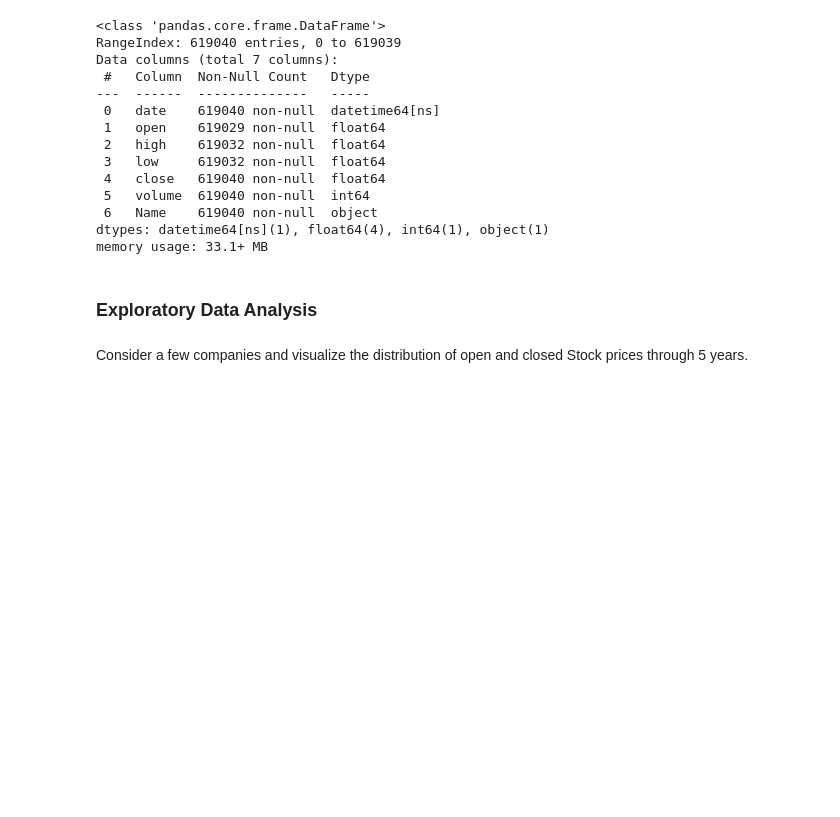
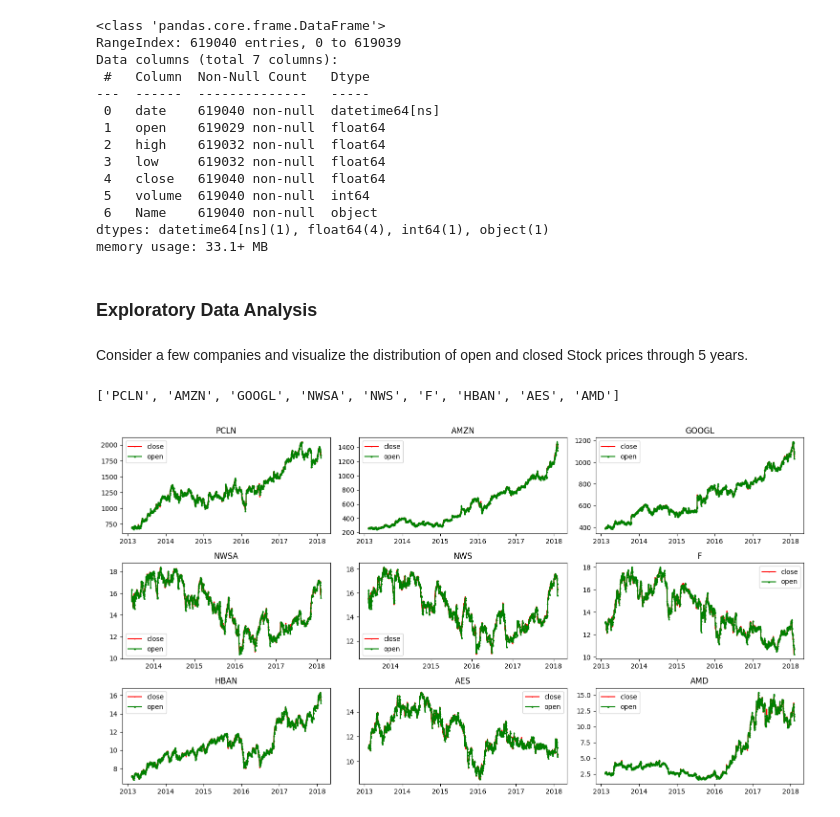
Before and after one commit to danieljames96/ML-Projects, a Jupyter notebook: stock-price-prediction-tensorflow/src/stockPredict.ipynb, the cells around one changed output. Saved outputs shown, nothing was run; the diff lists cells and outputs as text; code cells hidden in the pictures; blank space fills up the shorter version.

```diff
--- a/stock-price-prediction-tensorflow/src/stockPredict.ipynb
+++ b/stock-price-prediction-tensorflow/src/stockPredict.ipynb
@@ -67,3 +68,21 @@ memory usage: 33.1+ MB
 ### Exploratory Data Analysis
 # %% [markdown]
 Consider a few companies and visualize the distribution of open and closed Stock prices through 5 years.
+# %%
+company_high = data.groupby('Name').max('high').sort_values(by='high', ascending=False)
+companies = list(company_high.index[:3]) + list(company_high.index[-6:])
+print(companies)
+# %% [output]
+['PCLN', 'AMZN', 'GOOGL', 'NWSA', 'NWS', 'F', 'HBAN', 'AES', 'AMD']
+# %%
+plt.figure(figsize=(15, 8))
+for index, company in enumerate(companies):
+    plt.subplot(3, 3, index+1)
+    c = data[data['Name'] == company]
+    plt.plot(c['date'], c['close'], c="r", label="close", marker="+", markersize=2)
+    plt.plot(c['date'], c['open'], c="g", label="open", marker="^", markersize=2)
+    plt.title(company)
+    plt.legend()
+    plt.tight_layout()
+# %% [output]
+[figure, added]
```
Also changed, not shown: parts of 18 cells of this notebook, 6 other files.
